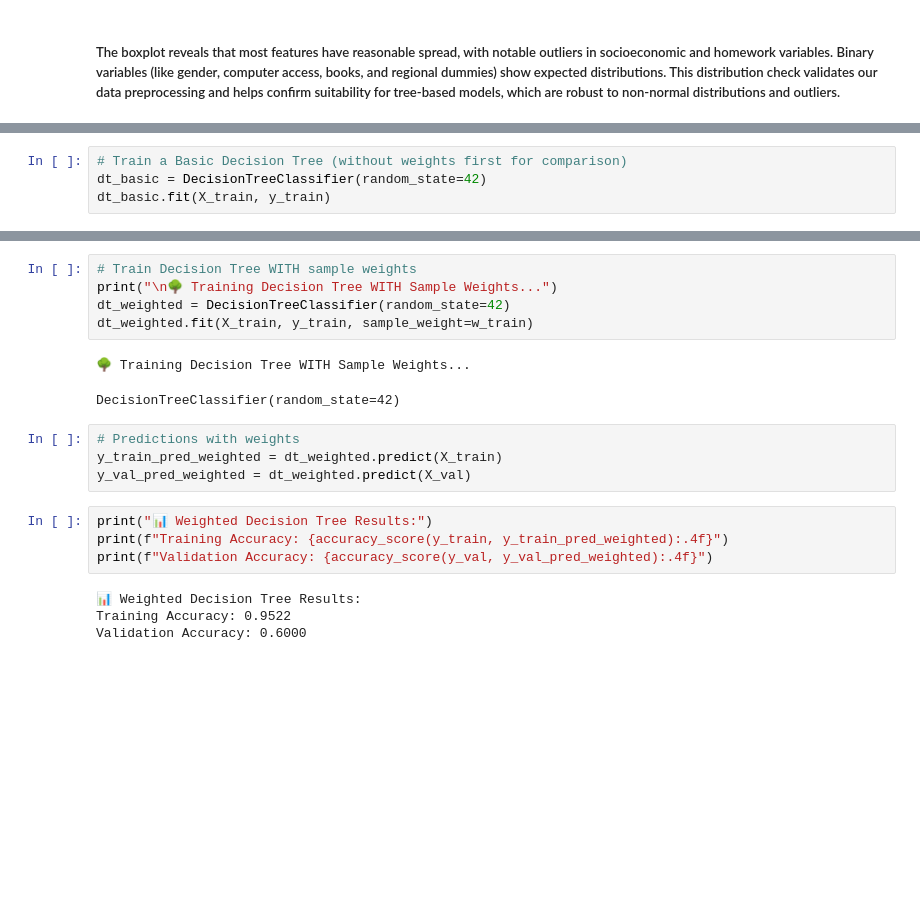
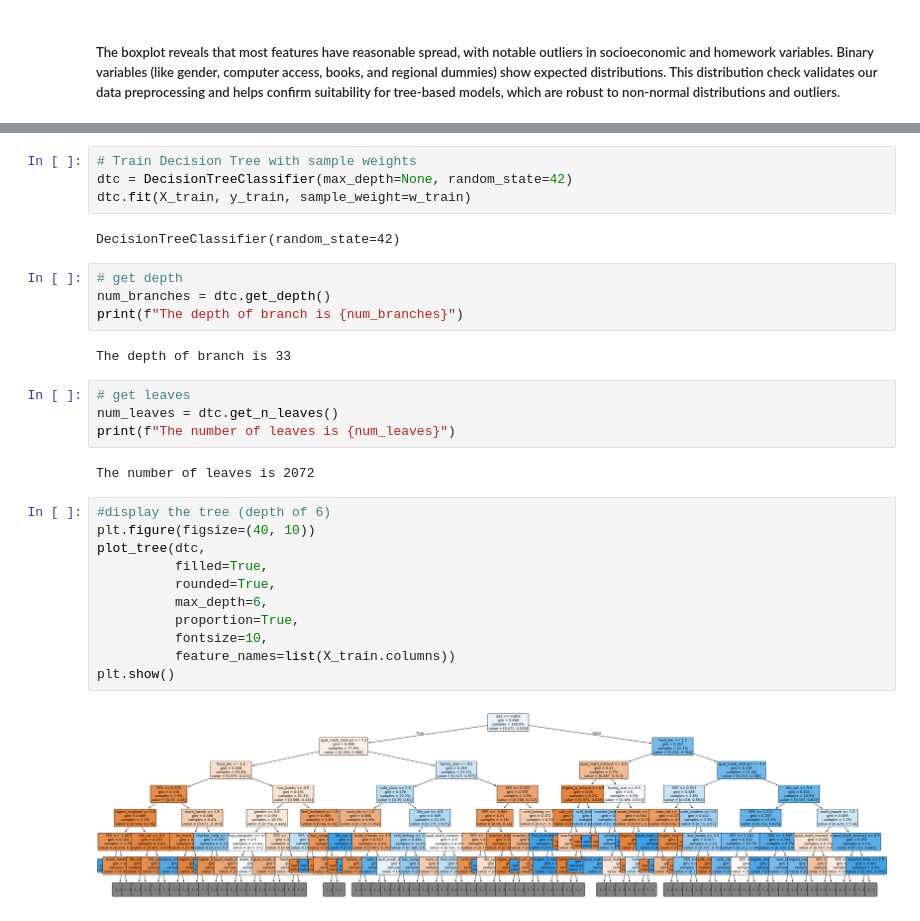
Before and after one commit to Yorkel/predicting-low-math-pisa-uk, a Jupyter notebook: notebooks/03_decision_trees.ipynb, the cells around one changed output, grey strips where cells are left out. Drawn from its saved outputs; the diff is of its cells as text; blank space fills up the shorter version.

Commit message:
Decision Trees

```diff
--- a/notebooks/03_decision_trees.ipynb
+++ b/notebooks/03_decision_trees.ipynb
@@ -63,4 +53,0 @@ Next steps - tuning the model adjusting for depth
-# %%
-# Train a Basic Decision Tree (without weights first for comparison)
-dt_basic = DecisionTreeClassifier(random_state=42)
-dt_basic.fit(X_train, y_train)
@@ -79,20 +54,31 @@ Validation Accuracy: 0.5969
 # %%
-# Train Decision Tree WITH sample weights
-print("\n🌳 Training Decision Tree WITH Sample Weights...")
-dt_weighted = DecisionTreeClassifier(random_state=42)
-dt_weighted.fit(X_train, y_train, sample_weight=w_train)
+# Train Decision Tree with sample weights
+dtc = DecisionTreeClassifier(max_depth=None, random_state=42)
+dtc.fit(X_train, y_train, sample_weight=w_train)
 # %% [output]
-🌳 Training Decision Tree WITH Sample Weights...
+DecisionTreeClassifier(random_state=42)
-DecisionTreeClassifier(random_state=42)
-# %%
-# Predictions with weights
-y_train_pred_weighted = dt_weighted.predict(X_train)
-y_val_pred_weighted = dt_weighted.predict(X_val)
-# %%
-print("📊 Weighted Decision Tree Results:")
-print(f"Training Accuracy: {accuracy_score(y_train, y_train_pred_weighted):.4f}")
-print(f"Validation Accuracy: {accuracy_score(y_val, y_val_pred_weighted):.4f}")
-# %% [output]
-📊 Weighted Decision Tree Results:
-Training Accuracy: 0.9522
-Validation Accuracy: 0.6000
+# %%
+# get depth
+num_branches = dtc.get_depth()
+print(f"The depth of branch is {num_branches}")
+# %% [output]
+The depth of branch is 33
+# %%
+# get leaves
+num_leaves = dtc.get_n_leaves()
+print(f"The number of leaves is {num_leaves}")
+# %% [output]
+The number of leaves is 2072
+# %%
+#display the tree (depth of 6)
+plt.figure(figsize=(40, 10))
+plot_tree(dtc,
+          filled=True,
+          rounded=True,
+          max_depth=6,
+          proportion=True,
+          fontsize=10,
+          feature_names=list(X_train.columns))
+plt.show()
+# %% [output]
+[figure, added]
```
Also changed, not shown: parts of 29 cells of this notebook.
